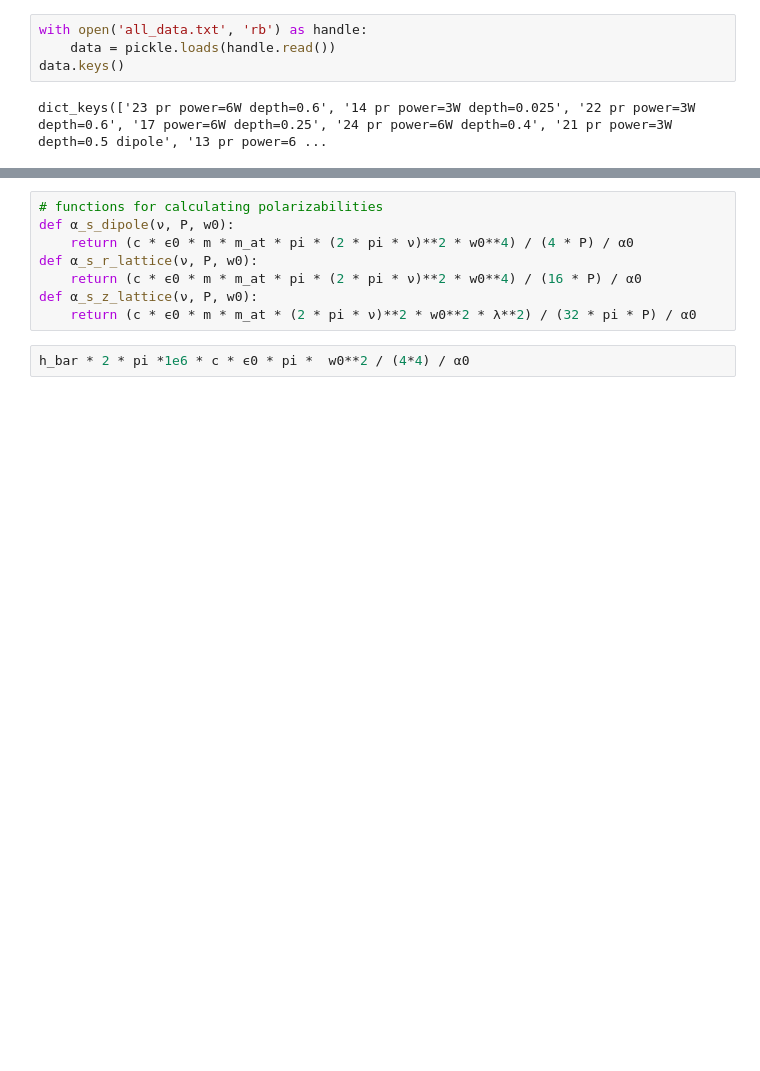
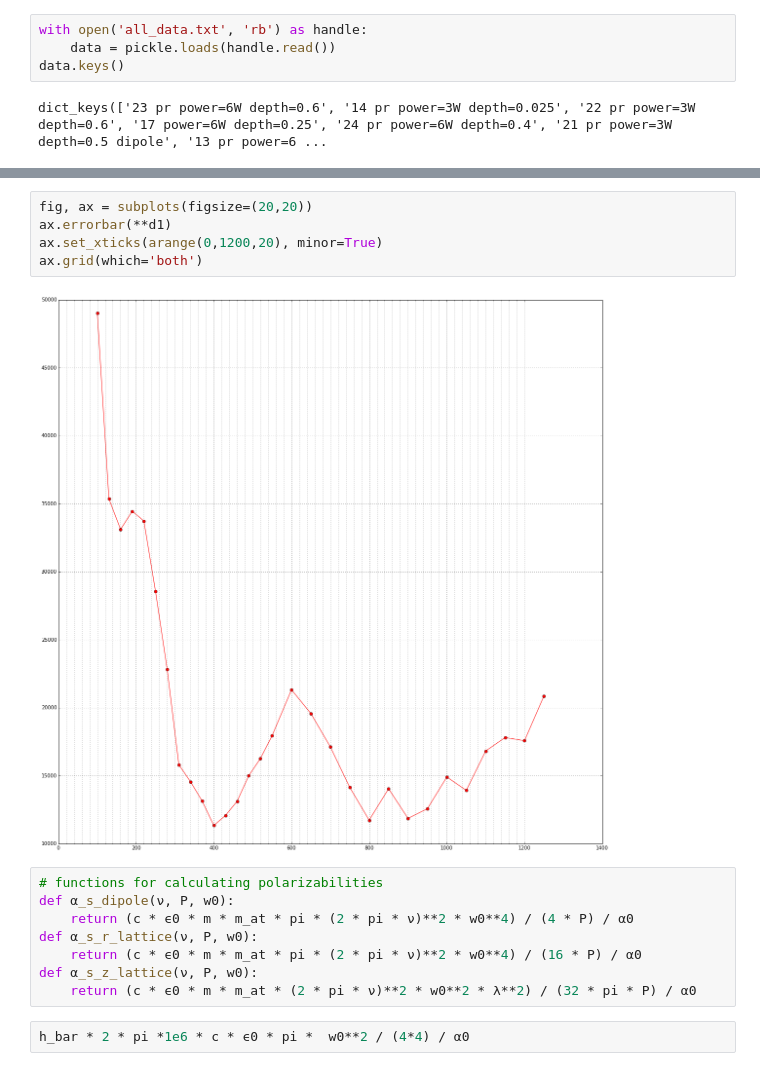
Before and after one commit to thulium-lab/GIT, a Jupyter notebook: Article polarizability/For article polarizability(parametric resonances).ipynb, the cells around one changed output, grey strips where cells are left out. Saved outputs shown, nothing was run; the diff lists cells and outputs as text; blank space fills up the shorter version.

```diff
--- a/Article polarizability/For article polarizability(parametric resonances).ipynb
+++ b/Article polarizability/For article polarizability(parametric resonances).ipynb
@@ -167,3 +170,10 @@ errorbar(**d2)
+# %%
+fig, ax = subplots(figsize=(20,20))
+ax.errorbar(**d1)
+ax.set_xticks(arange(0,1200,20), minor=True)
+ax.grid(which='both')
+# %% [output]
+[figure, added]
 # %%
 # functions for calculating polarizabilities
 def α_s_dipole(ν, P, w0):
```
Also changed, not shown: parts of 10 cells of this notebook, 5 other files.
